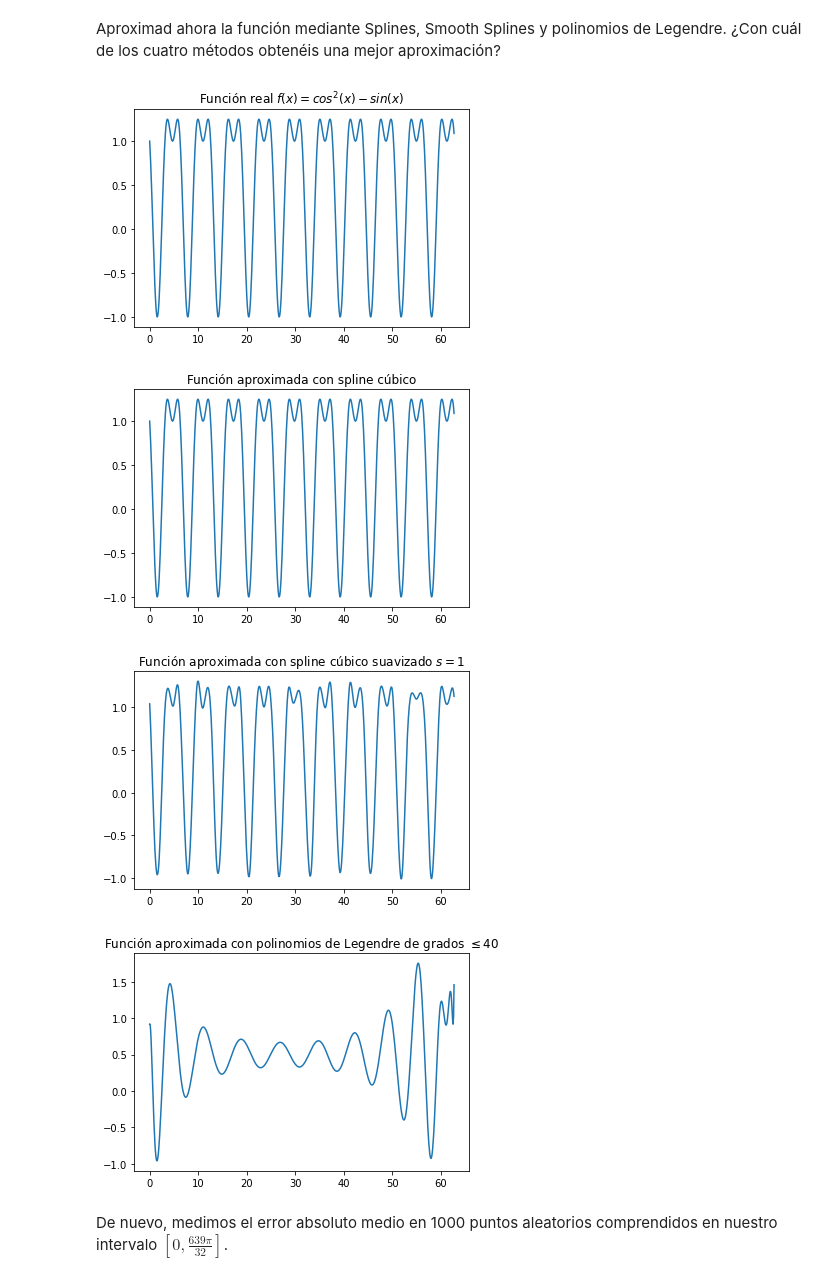
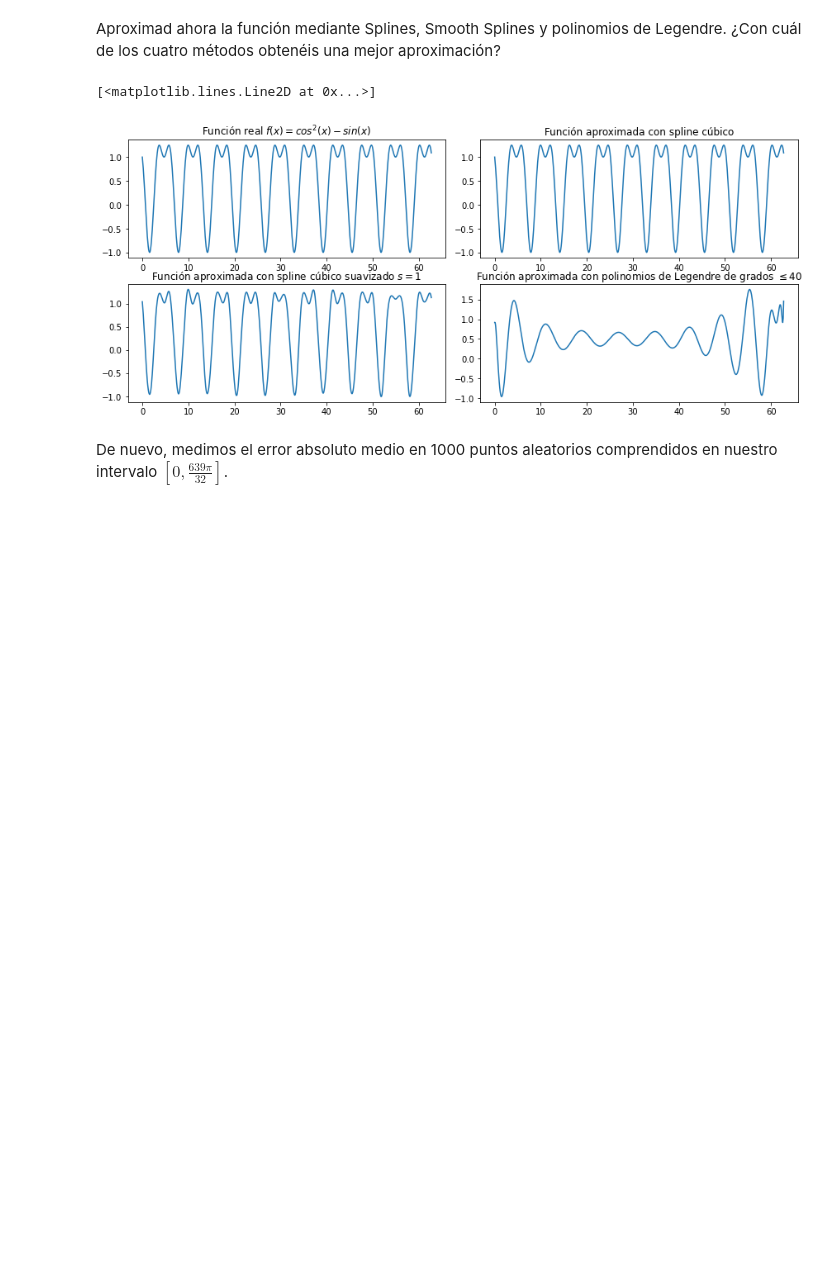
Before and after one commit to Ludvins/Practicas_CN, a Jupyter notebook: P2/P2.ipynb, the cells around one changed output. Cells and saved outputs as stored; diff of their text form; code cells hidden in the pictures; blank space fills up the shorter version.

```diff
--- a/P2/P2.ipynb
+++ b/P2/P2.ipynb
@@ -228,27 +220,22 @@ coefs_legendre = np.polynomial.legendre.legfit(x, f(x), 40)
 f_leg = np.polynomial.legendre.legval(x, coefs_legendre)
 # %%
 # Mostramos la función real y las aproximaciones
+fig, axs = plt.subplots(2,2, figsize=(12,5))
+plt.tight_layout()
+axs[0,0].set_title("Función real $f(x)=cos^2(x)-sin(x)$")
+axs[0,0].plot(x, f(x))
 
-plt.title("Función real $f(x)=cos^2(x)-sin(x)$")
-plt.plot(x, f(x))
-plt.show()
+axs[0,1].set_title("Función aproximada con spline cúbico")
+axs[0,1].plot(x, f_spl)
 
-plt.title("Función aproximada con spline cúbico")
-plt.plot(x, f_spl)
-plt.show()
+axs[1, 0].set_title("Función aproximada con spline cúbico suavizado $s=1$")
+axs[1, 0].plot(x, f_spl_smooth)
 
-plt.title("Función aproximada con spline cúbico suavizado $s=1$")
-plt.plot(x, f_spl_smooth)
-plt.show()
-
-plt.title("Función aproximada con polinomios de Legendre de grados $\leq 40$")
-plt.plot(x, f_leg)
-plt.show()
+axs[1,1].set_title("Función aproximada con polinomios de Legendre de grados $\leq 40$")
+axs[1,1].plot(x, f_leg)
 # %% [output]
+[<matplotlib.lines.Line2D at 0x...>]
-[figure, old version]
+[figure, new version]
-[figure, removed]
-[figure, removed]
-[figure, removed]
 # %% [markdown]
 De nuevo, medimos el error absoluto medio en 1000 puntos aleatorios comprendidos en nuestro intervalo $[0, \frac{639\pi}{32}]$.
 # %%
```
Also changed, not shown: parts of 7 cells of this notebook.
